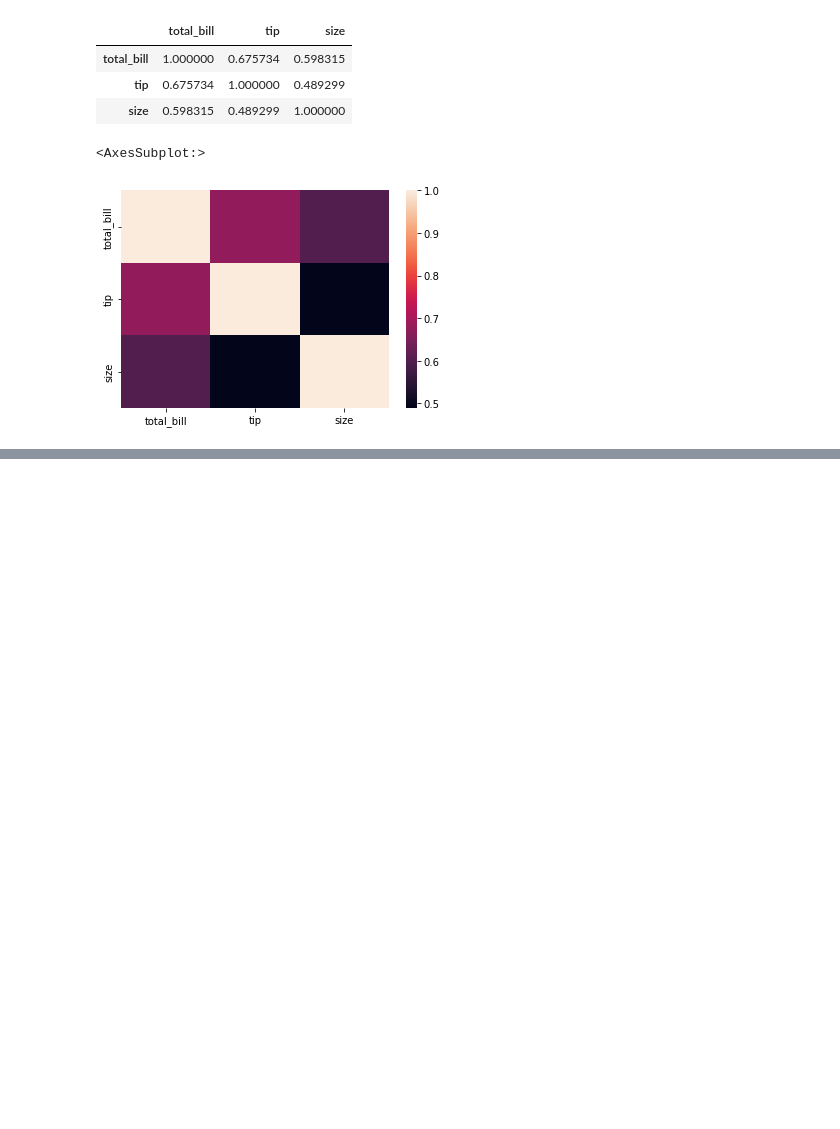
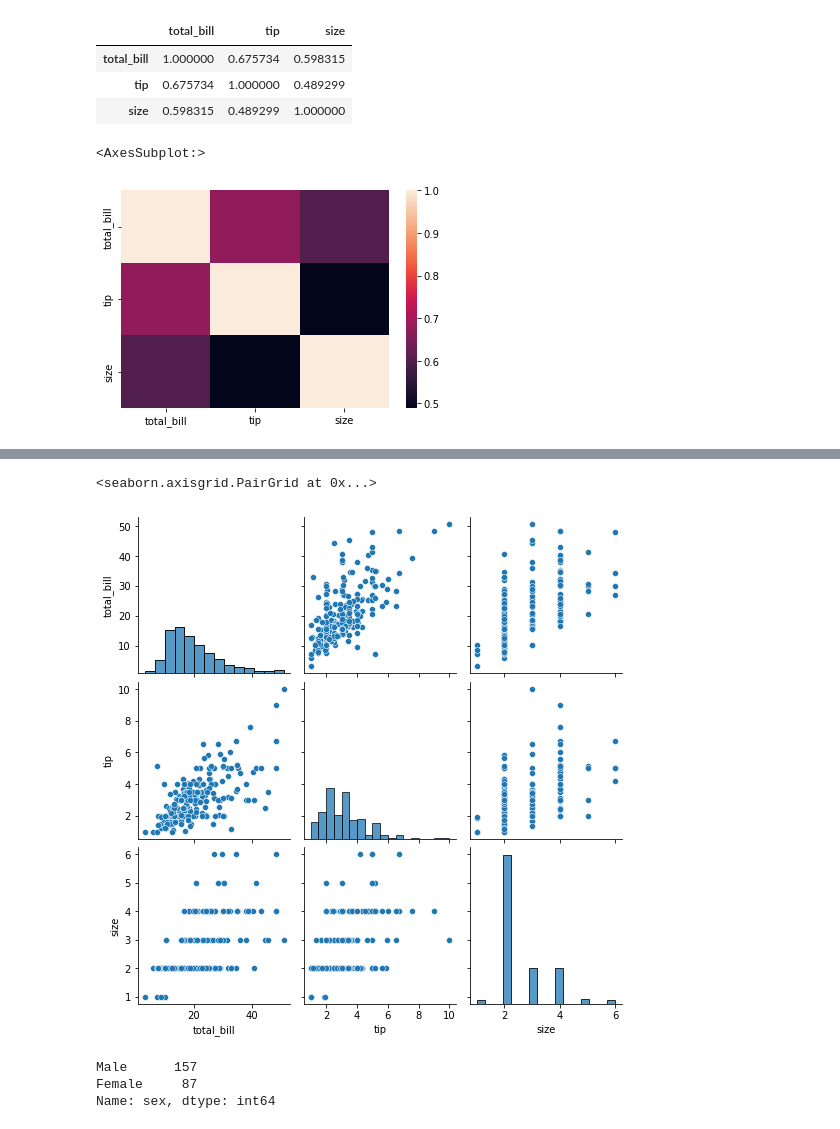
Before and after one commit to Sialsanwal/python, a Jupyter notebook: Seaborn.ipynb, the cells around one changed output, grey strips where cells are left out. Cells and saved outputs as stored; diff of their text form; code cells hidden in the pictures; blank space fills up the shorter version.

```diff
--- a/Seaborn.ipynb
+++ b/Seaborn.ipynb
@@ -51,0 +65,11 @@ sns.heatmap(df.corr())
+# %%
+sns.pairplot(df)
+# %% [output]
+<seaborn.axisgrid.PairGrid at 0x...>
+[figure, added]
+# %%
+df['sex'].value_counts()
+# %% [output]
+Male      157
+Female     87
+Name: sex, dtype: int64
```
Also changed, not shown: parts of 8 cells of this notebook.
